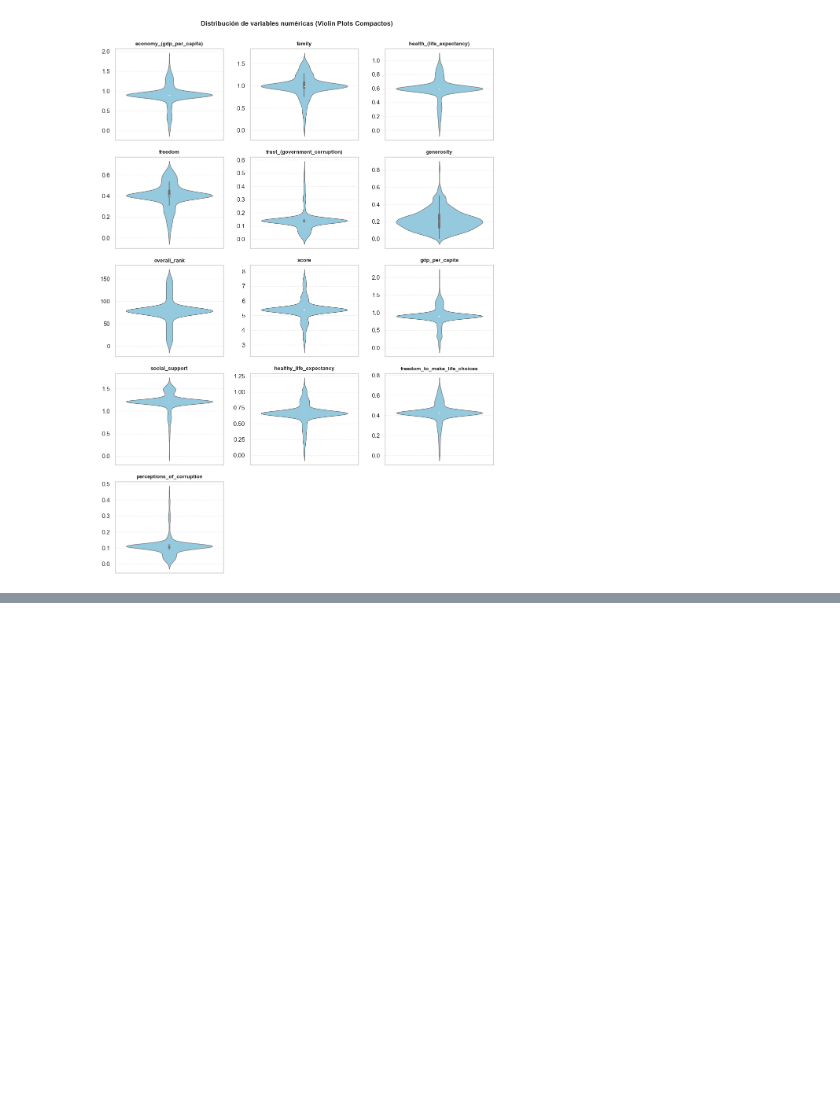
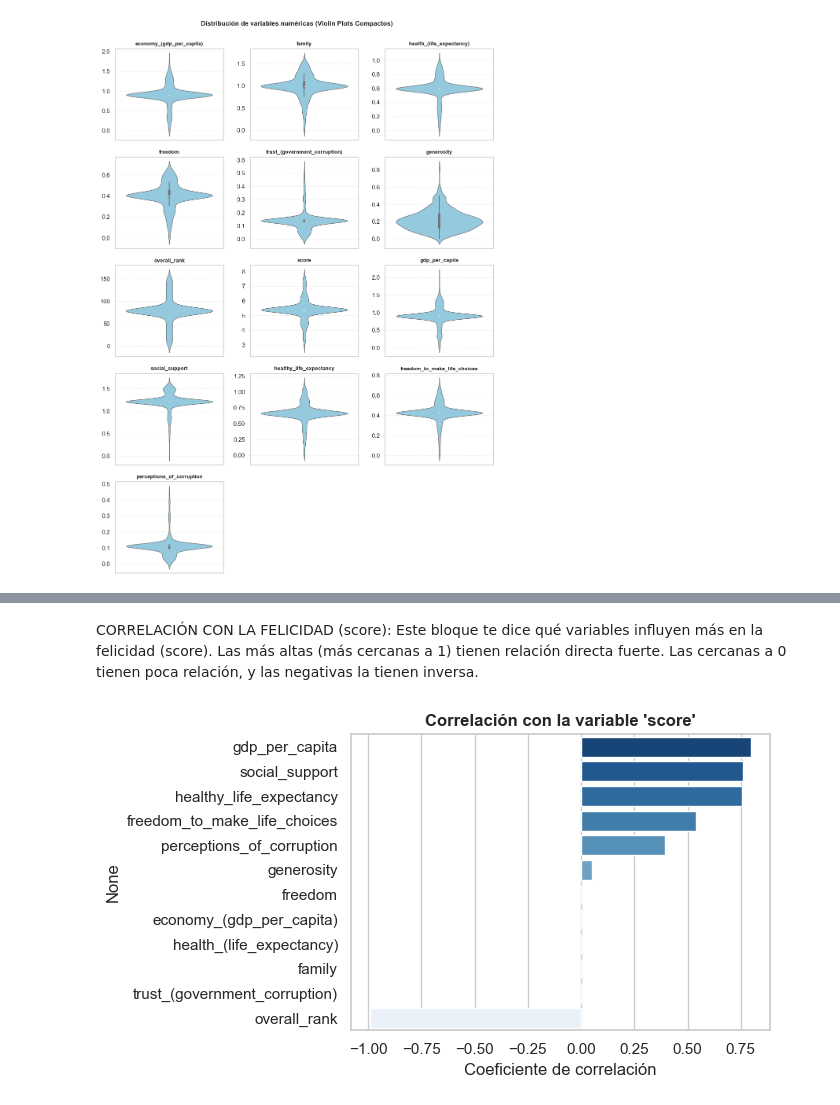
Before and after one commit to Crisfunky01/world-happiness-eda, a Jupyter notebook: notebooks/01_data_cleaning_and_eda.ipynb, the cells around one changed output, grey strips where cells are left out. Saved outputs shown, nothing was run; the diff lists cells and outputs as text; code cells hidden in the pictures; blank space fills up the shorter version.

```diff
--- a/notebooks/01_data_cleaning_and_eda.ipynb
+++ b/notebooks/01_data_cleaning_and_eda.ipynb
@@ -256,0 +272,19 @@ plt.show()
+# %% [markdown]
+CORRELACIÓN CON LA FELICIDAD (score): Este bloque te dice qué variables influyen más en la felicidad (score).
+Las más altas (más cercanas a 1) tienen relación directa fuerte.
+Las cercanas a 0 tienen poca relación, y las negativas la tienen inversa.
+# %%
+plt.figure(figsize=(7,4))
+sns.barplot(
+    x=corr_con_score.values,
+    y=corr_con_score.index,
+    hue=corr_con_score.index,
+    palette="Blues_r",
+    legend=False
+)
+plt.title("Correlación con la variable 'score'", fontsize=12, weight='bold')
+plt.xlabel("Coeficiente de correlación")
+plt.tight_layout()
+plt.show()
+# %% [output]
+[figure, added]
```
Also changed, not shown: parts of 6 cells of this notebook.
